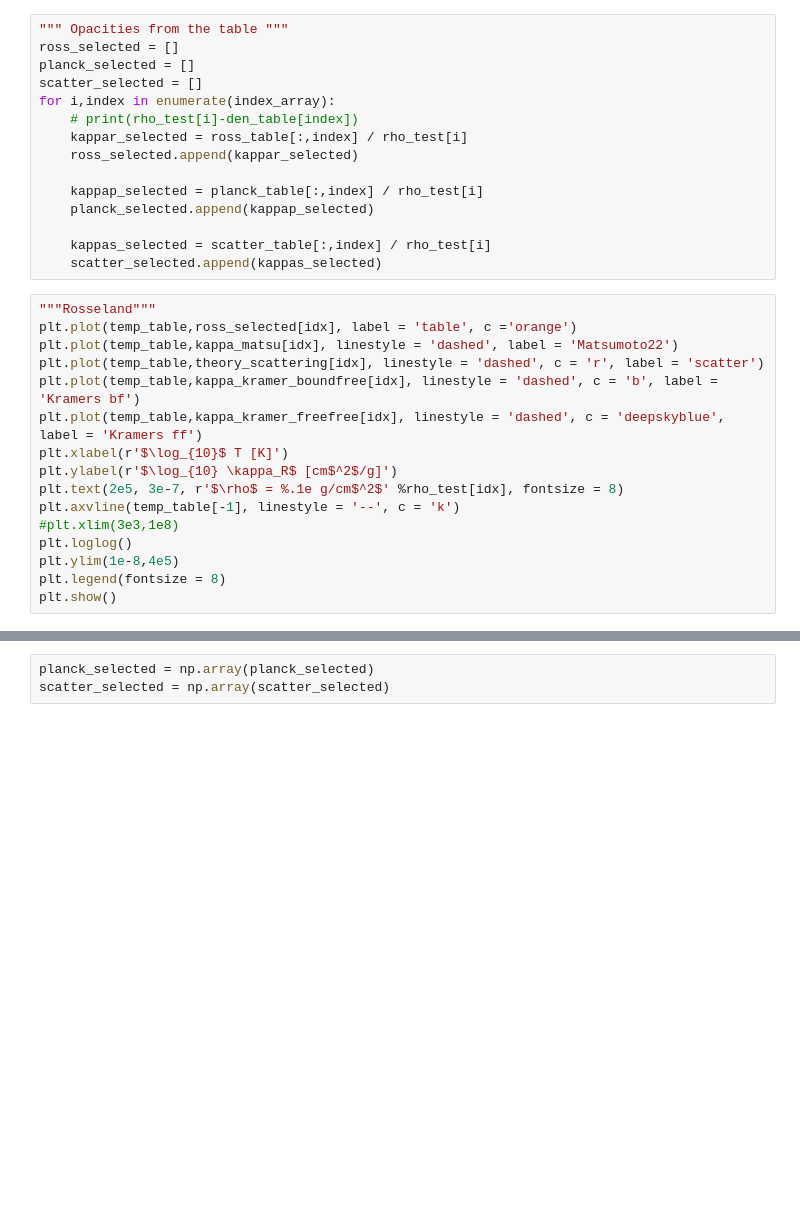
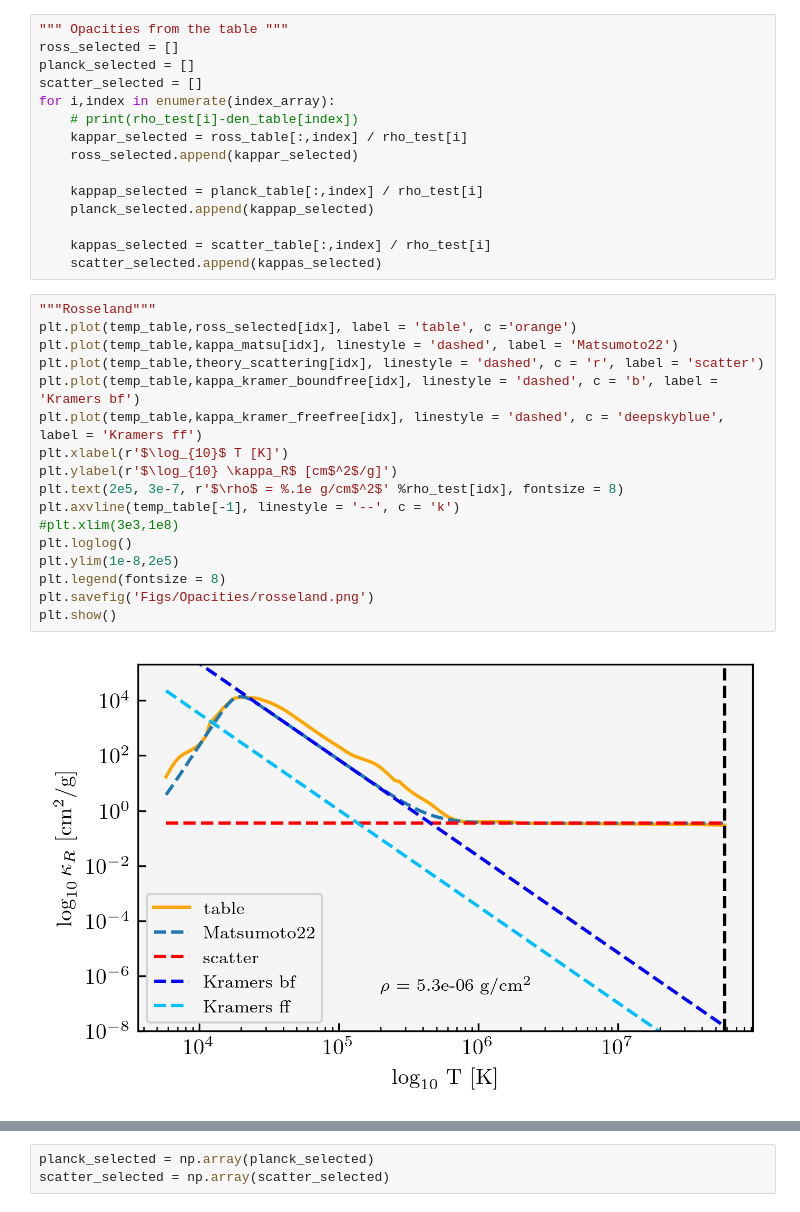
Before and after one commit to KKilmetis8/tde_comparison, a Jupyter notebook: test_opacity.ipynb, the cells around one changed output, grey strips where cells are left out. Drawn from its saved outputs; the diff is of its cells as text; blank space fills up the shorter version.

```diff
--- a/test_opacity.ipynb
+++ b/test_opacity.ipynb
@@ -120,19 +121,22 @@ for i,index in enumerate(index_array):
 # %%
 """Rosseland"""
 plt.plot(temp_table,ross_selected[idx], label = 'table', c ='orange')
 plt.plot(temp_table,kappa_matsu[idx], linestyle = 'dashed', label = 'Matsumoto22')
 plt.plot(temp_table,theory_scattering[idx], linestyle = 'dashed', c = 'r', label = 'scatter')
 plt.plot(temp_table,kappa_kramer_boundfree[idx], linestyle = 'dashed', c = 'b', label = 'Kramers bf')
 plt.plot(temp_table,kappa_kramer_freefree[idx], linestyle = 'dashed', c = 'deepskyblue', label = 'Kramers ff')
 plt.xlabel(r'$\log_{10}$ T [K]')
 plt.ylabel(r'$\log_{10} \kappa_R$ [cm$^2$/g]')
 plt.text(2e5, 3e-7, r'$\rho$ = %.1e g/cm$^2$' %rho_test[idx], fontsize = 8)
 plt.axvline(temp_table[-1], linestyle = '--', c = 'k')
 #plt.xlim(3e3,1e8)
 plt.loglog()
-plt.ylim(1e-8,4e5)
+plt.ylim(1e-8,2e5)
 plt.legend(fontsize = 8)
+plt.savefig('Figs/Opacities/rosseland.png')
 plt.show()
+# %% [output]
+[figure, added]
 # %%
 """Absorption"""
 plt.plot(temp_table,planck_selected[idx], label = 'table', c = 'orange')
```
Also changed, not shown: parts of 8 cells of this notebook, 9 other files.
